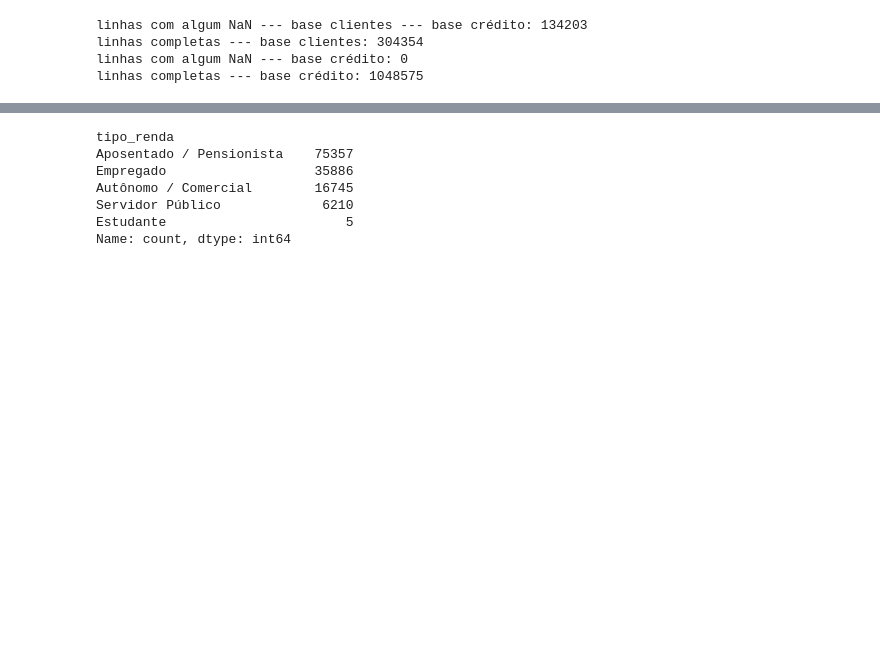
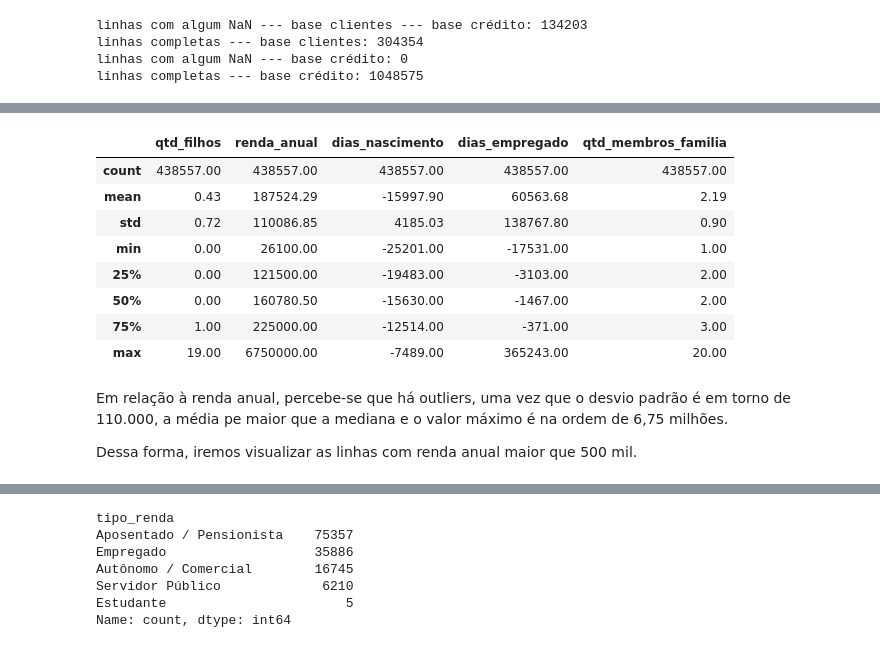
Before and after one commit to edu-roquette/projeto-eda, a Jupyter notebook: notebooks/analise.ipynb, the cells around one changed output, grey strips where cells are left out. Cells and saved outputs as stored; diff of their text form; code cells hidden in the pictures; blank space fills up the shorter version.

```diff
--- a/notebooks/analise.ipynb
+++ b/notebooks/analise.ipynb
@@ -281,0 +304,17 @@ print(df_clientes['escolaridade'].unique())
+# %%
+#FAZENDO DESCRIBE APENAS DAS COLUNAS RELEVANTES PARA A ANÁLISE
+df_clientes[['qtd_filhos', 'renda_anual', 'dias_nascimento', 'dias_empregado', 'qtd_membros_familia']].describe().round(2)
+# %% [output]
+|  | qtd_filhos | renda_anual | dias_nascimento | dias_empregado | qtd_membros_familia |
+| count | 438557.00 | 438557.00 | 438557.00 | 438557.00 | 438557.00 |
+| mean | 0.43 | 187524.29 | -15997.90 | 60563.68 | 2.19 |
+| std | 0.72 | 110086.85 | 4185.03 | 138767.80 | 0.90 |
+| min | 0.00 | 26100.00 | -25201.00 | -17531.00 | 1.00 |
+| 25% | 0.00 | 121500.00 | -19483.00 | -3103.00 | 2.00 |
+| 50% | 0.00 | 160780.50 | -15630.00 | -1467.00 | 2.00 |
+| 75% | 1.00 | 225000.00 | -12514.00 | -371.00 | 3.00 |
+| max | 19.00 | 6750000.00 | -7489.00 | 365243.00 | 20.00 |
+# %% [markdown]
+Em relação à renda anual, percebe-se que há outliers, uma vez que o desvio padrão é em torno de 110.000, a média pe maior que a mediana e o valor máximo é na ordem de 6,75 milhões.
+
+Dessa forma, iremos visualizar as linhas com renda anual maior que 500 mil.
```
Also changed, not shown: parts of 15 cells of this notebook.
